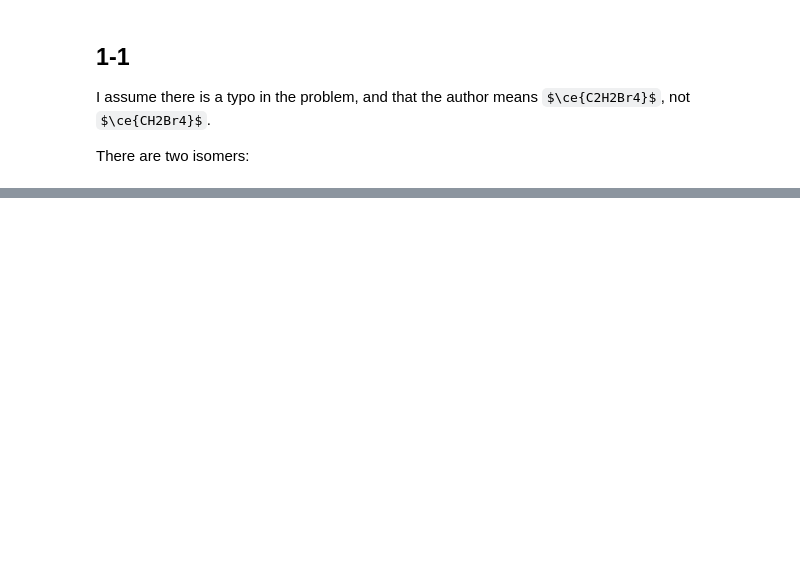
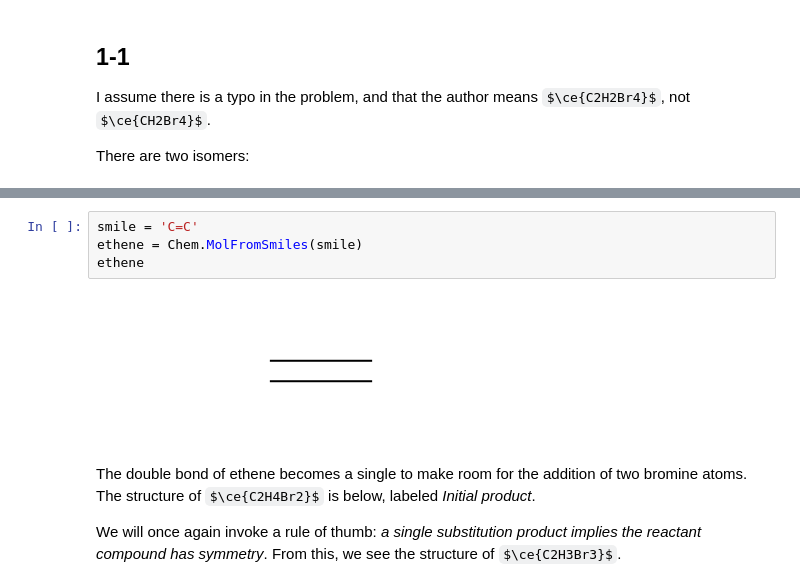
Before and after one commit to flippedAben/ochem_sols, a Jupyter notebook: 1.E.ipynb, the cells around one changed output, grey strips where cells are left out. Saved outputs shown, nothing was run; the diff lists cells and outputs as text; some formulas as TeX source; blank space fills up the shorter version.

```diff
--- a/1.E.ipynb
+++ b/1.E.ipynb
@@ -45,0 +83,10 @@ TODO
+# %%
+smile = 'C=C'
+ethene = Chem.MolFromSmiles(smile)
+ethene
+# %% [output]
+[figure, added]
+# %% [markdown]
+The double bond of ethene becomes a single to make room for the addition of two bromine atoms. The structure of $\ce{C2H4Br2}$ is below, labeled _Initial product_.
+
+We will once again invoke a rule of thumb: _a single substitution product implies the reactant compound has symmetry_. From this, we see the structure of $\ce{C2H3Br3}$.
```
Also changed, not shown: parts of 23 cells of this notebook.
